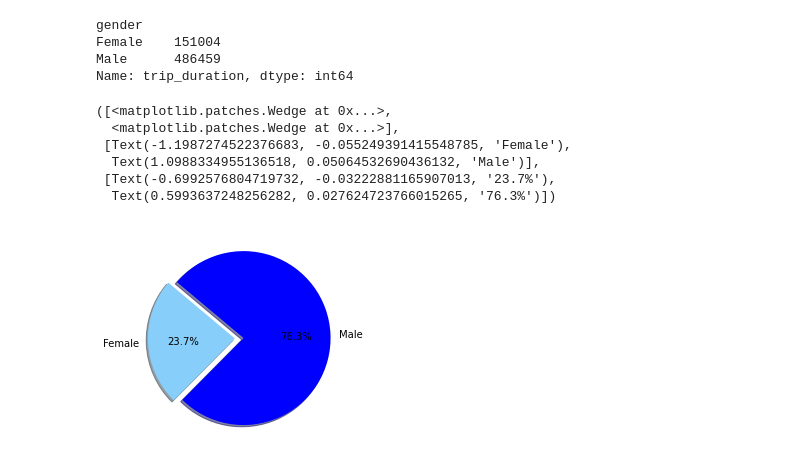
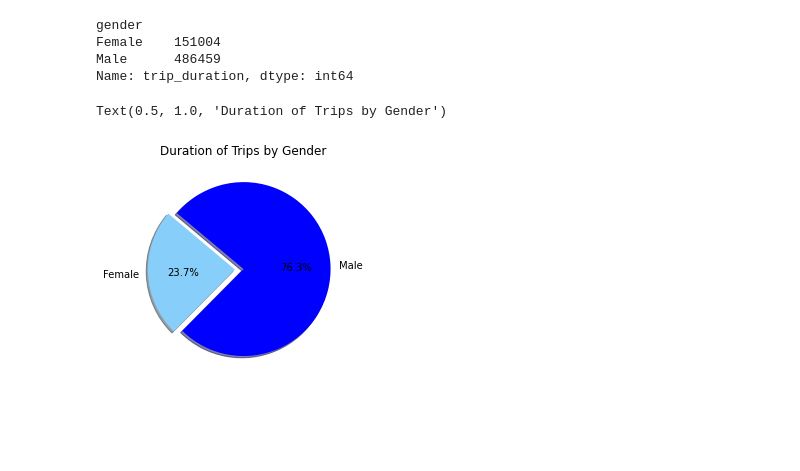
Before and after one commit to ruthhinkle/divvy-analysis, a Jupyter notebook: CMD_divvy_analysis_II.ipynb, the cells around one changed output. Cells and saved outputs as stored; diff of their text form; code cells hidden in the pictures; blank space fills up the shorter version.

```diff
--- a/CMD_divvy_analysis_II.ipynb
+++ b/CMD_divvy_analysis_II.ipynb
@@ -114,17 +118,14 @@ Name: trip_duration, dtype: int64
 # %%
 labels = ["Female", "Male"]
 sizes = [151004, 486459]
 colors = ["lightskyblue", "blue"]
 
 explode = (0.1, 0)
 
 plt.pie(sizes, explode=explode, labels=labels, colors=colors,
         autopct="%1.1f%%", shadow=True, startangle=140)
+
+plt.title('Duration of Trips by Gender')
 # %% [output]
-([<matplotlib.patches.Wedge at 0x...>,
-  <matplotlib.patches.Wedge at 0x...>],
- [Text(-1.1987274522376683, -0.055249391415548785, 'Female'),
-  Text(1.0988334955136518, 0.05064532690436132, 'Male')],
- [Text(-0.6992576804719732, -0.03222881165907013, '23.7%'),
-  Text(0.5993637248256282, 0.027624723766015265, '76.3%')])
+Text(0.5, 1.0, 'Duration of Trips by Gender')
-[figure, old version]
+[figure, new version]
```
Also changed, not shown: parts of 4 cells of this notebook, 6 other files.
